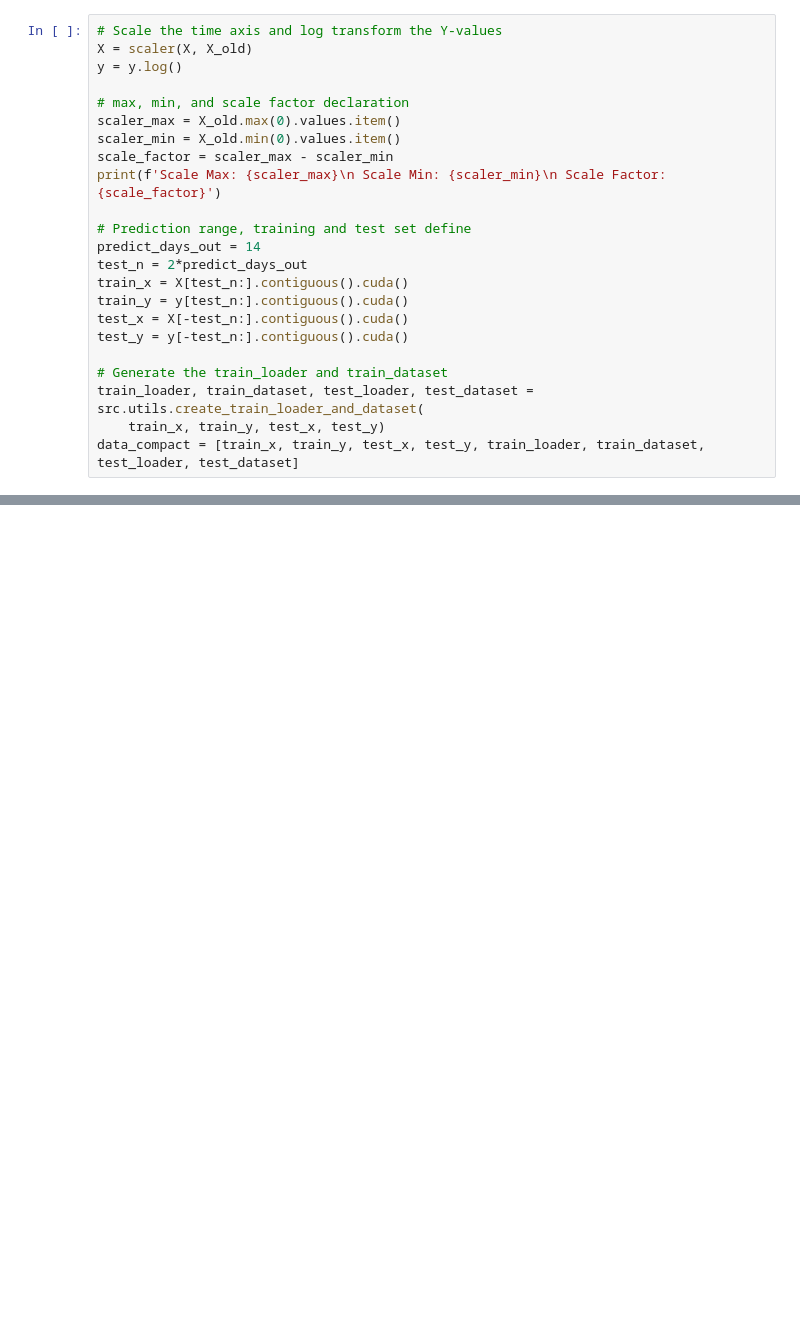
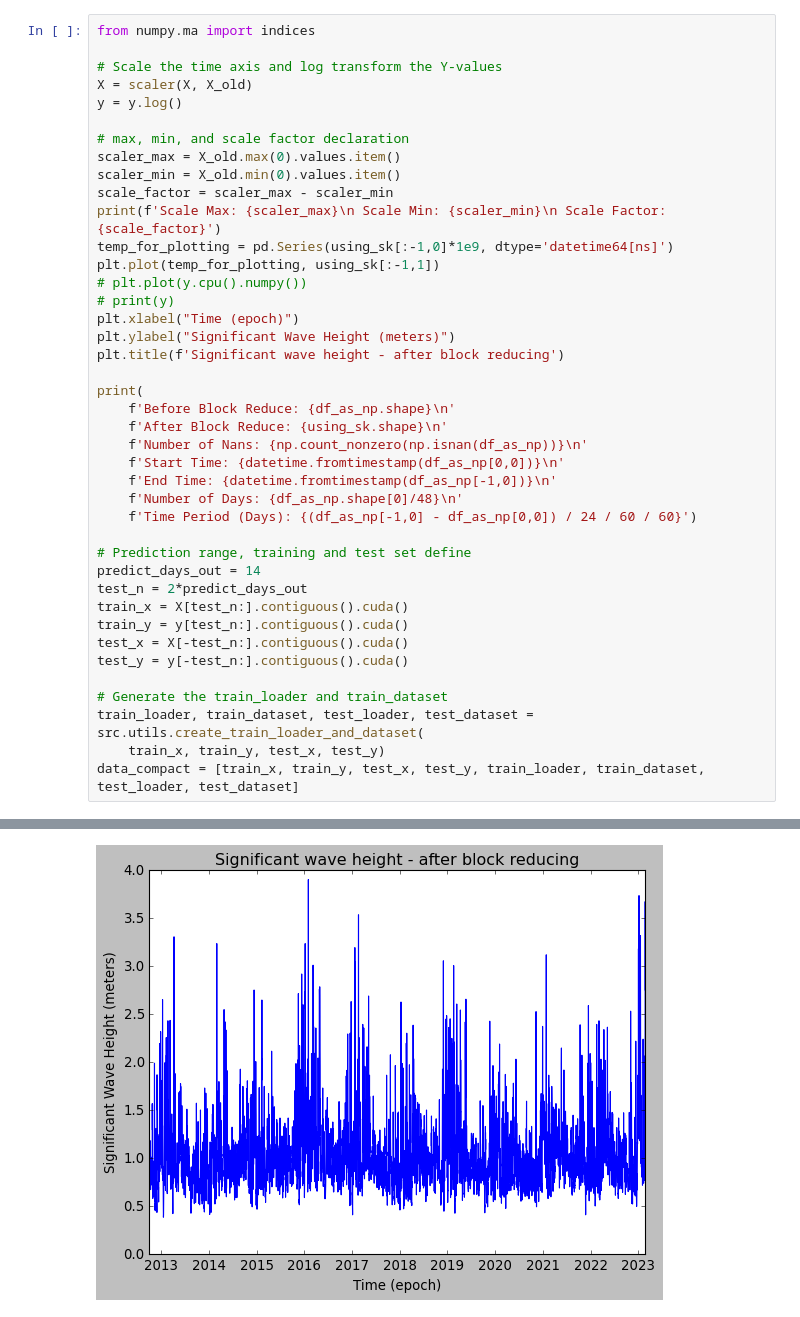
Before and after one commit to DanielCaoSilva/GaussProcesses, a Jupyter notebook: notebooks/ExactGP_Wave_Heights_v1.ipynb, the cells around one changed output, grey strips where cells are left out. Cells and saved outputs as stored; diff of their text form; blank space fills up the shorter version.

```diff
--- a/notebooks/ExactGP_Wave_Heights_v1.ipynb
+++ b/notebooks/ExactGP_Wave_Heights_v1.ipynb
@@ -151,6 +143,8 @@ class ExactGPModel(gpytorch.models.ExactGP):
         covar_x = self.covar_module(x)
         return gpytorch.distributions.MultivariateNormal(mean_x, covar_x)
 # %%
+from numpy.ma import indices
+
 # Scale the time axis and log transform the Y-values
 X = scaler(X, X_old)
 y = y.log()
@@ -160,6 +154,22 @@ scaler_max = X_old.max(0).values.item()
 scaler_min = X_old.min(0).values.item()
 scale_factor = scaler_max - scaler_min
 print(f'Scale Max: {scaler_max}\n Scale Min: {scaler_min}\n Scale Factor: {scale_factor}')
+temp_for_plotting = pd.Series(using_sk[:-1,0]*1e9, dtype='datetime64[ns]')
+plt.plot(temp_for_plotting, using_sk[:-1,1])
+# plt.plot(y.cpu().numpy())
+# print(y)
+plt.xlabel("Time (epoch)")
+plt.ylabel("Significant Wave Height (meters)")
+plt.title(f'Significant wave height - after block reducing')
+
+print(
+    f'Before Block Reduce: {df_as_np.shape}\n'
+    f'After Block Reduce: {using_sk.shape}\n'
+    f'Number of Nans: {np.count_nonzero(np.isnan(df_as_np))}\n'
+    f'Start Time: {datetime.fromtimestamp(df_as_np[0,0])}\n'
+    f'End Time: {datetime.fromtimestamp(df_as_np[-1,0])}\n'
+    f'Number of Days: {df_as_np.shape[0]/48}\n'
+    f'Time Period (Days): {(df_as_np[-1,0] - df_as_np[0,0]) / 24 / 60 / 60}')
 
 # Prediction range, training and test set define
 predict_days_out = 14
@@ -180,2 +197,3 @@ Scale Max: 1677108352.0
+[figure, added]
 # %%
 # List of possible Kernels terms
```
Also changed, not shown: parts of 7 cells of this notebook, 1 other file.
